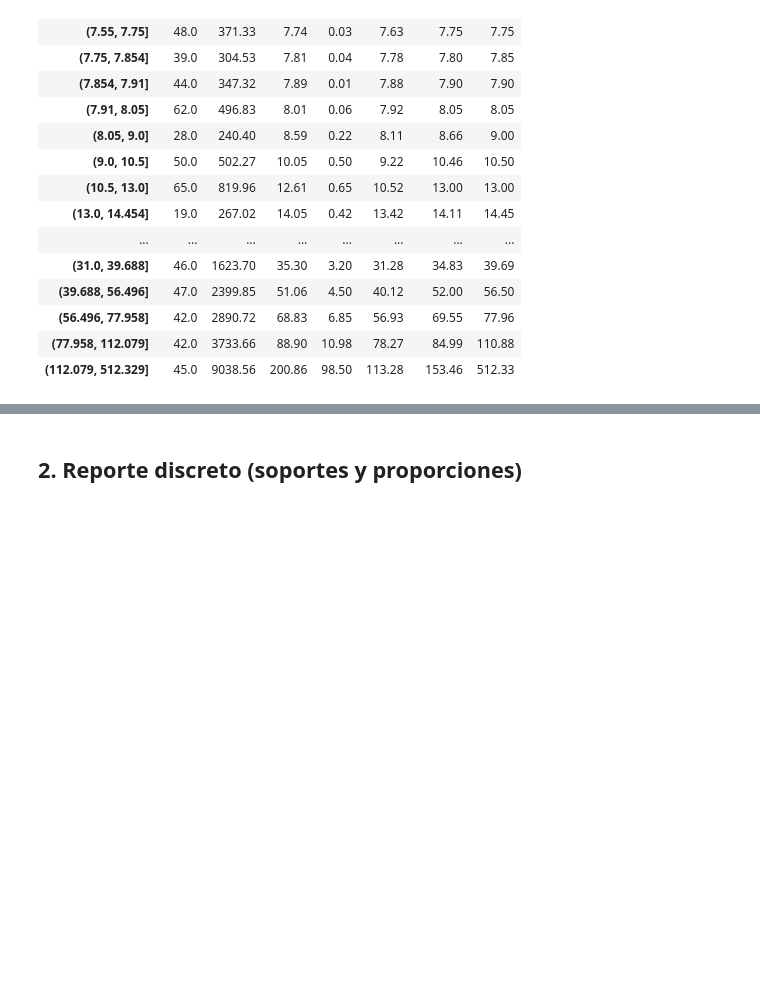
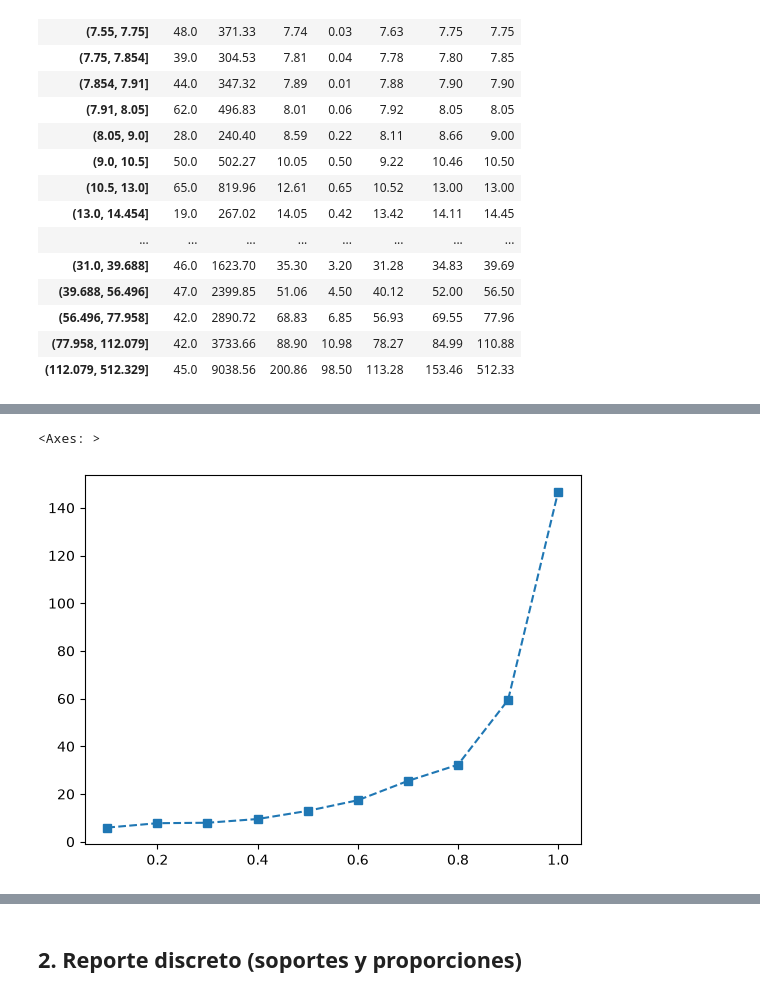
Before and after one commit to dragonnomada/diplomado-ia-asa, a Jupyter notebook: m304/libretas/Damian304.ipynb, the cells around one changed output, grey strips where cells are left out. Saved outputs shown, nothing was run; the diff lists cells and outputs as text; code cells hidden in the pictures; blank space fills up the shorter version.

```diff
--- a/m304/libretas/Damian304.ipynb
+++ b/m304/libretas/Damian304.ipynb
@@ -225,0 +251,18 @@ pd.DataFrame([c4_q20, c4]).T.groupby("Fare P20").agg({
+# %%
+pd.Series(
+    pd.DataFrame([c4_q10, c4]).T.groupby("Fare P10").agg({
+        "Fare": (
+            "count",
+            "sum",
+            "mean",
+            "std",
+            "min",
+            median,
+            "max",
+        )
+    }).astype(float).round(2)[("Fare", "mean")].values,
+    index=np.linspace(0.1, 1, 10)
+).plot.line(marker="s", linestyle="--")
+# %% [output]
+<Axes: >
+[figure, added]
```
Also changed, not shown: parts of 52 cells of this notebook, 10 other files.
